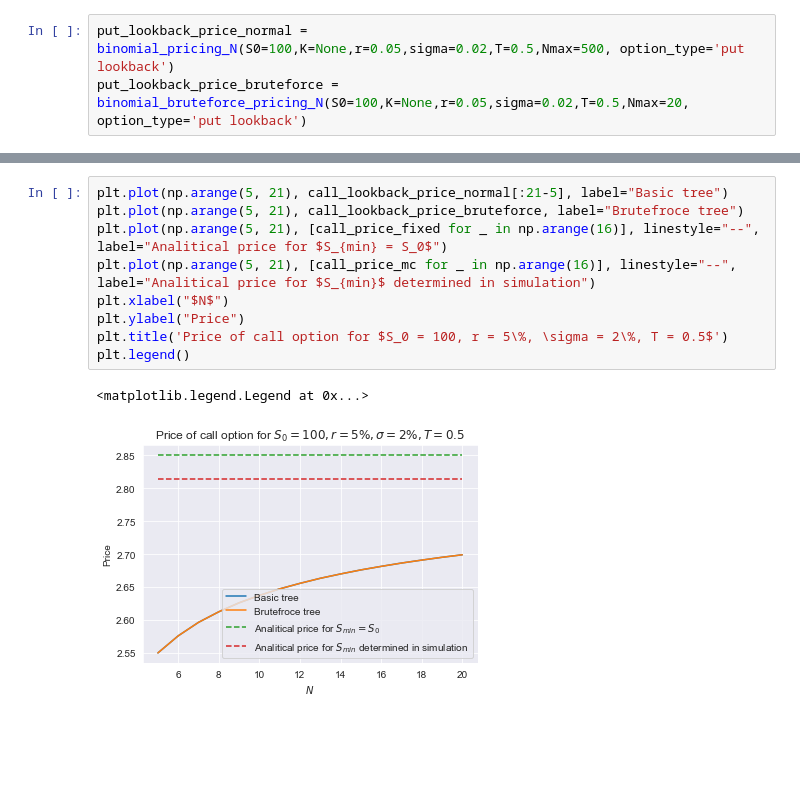
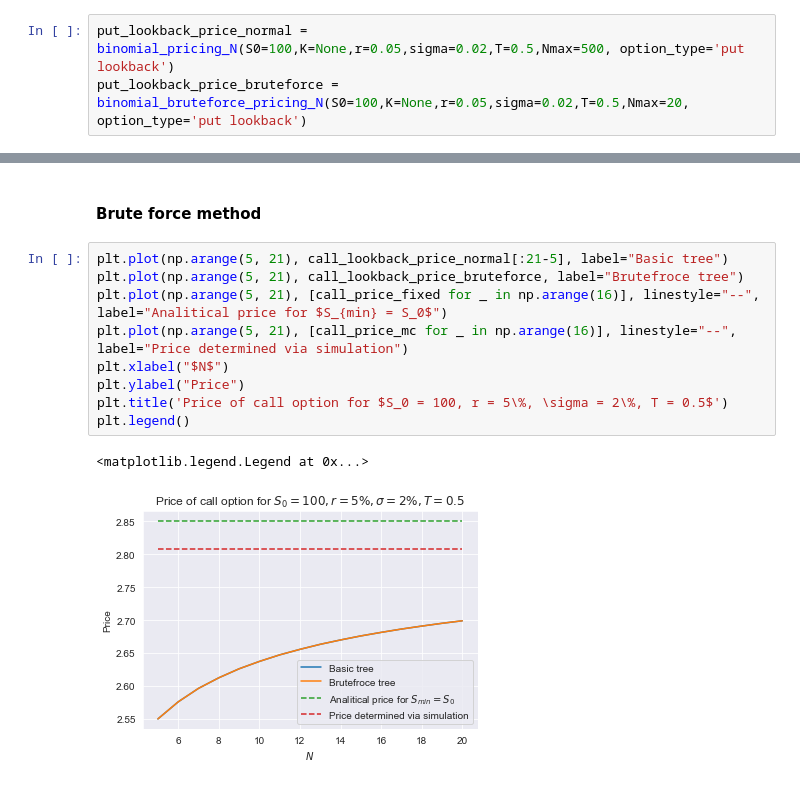
Before and after one commit to martyna-B/Computational_finance, a Jupyter notebook: List 3/List3_Szymkowiak_Hirak.ipynb, the cells around one changed output, grey strips where cells are left out. Saved outputs shown, nothing was run; the diff lists cells and outputs as text; blank space fills up the shorter version.

```diff
--- a/List 3/List3_Szymkowiak_Hirak.ipynb
+++ b/List 3/List3_Szymkowiak_Hirak.ipynb
@@ -286,15 +305,17 @@ plt.legend()
+# %% [markdown]
+#### Brute force method
 # %%
 plt.plot(np.arange(5, 21), call_lookback_price_normal[:21-5], label="Basic tree")
 plt.plot(np.arange(5, 21), call_lookback_price_bruteforce, label="Brutefroce tree")
 plt.plot(np.arange(5, 21), [call_price_fixed for _ in np.arange(16)], linestyle="--", label="Analitical price for $S_{min} = S_0$")
-plt.plot(np.arange(5, 21), [call_price_mc for _ in np.arange(16)], linestyle="--", label="Analitical price for $S_{min}$ determined in simulation")
+plt.plot(np.arange(5, 21), [call_price_mc for _ in np.arange(16)], linestyle="--", label="Price determined via simulation")
 plt.xlabel("$N$")
 plt.ylabel("Price")
 plt.title('Price of call option for $S_0 = 100, r = 5\%, \sigma = 2\%, T = 0.5$')
 plt.legend()
 # %% [output]
 <matplotlib.legend.Legend at 0x...>
-[figure, old version]
+[figure, new version]
 # %%
 plt.plot(np.arange(5, 21), put_lookback_price_normal[:21-5], label="Basic tree")
 plt.plot(np.arange(5, 21), put_lookback_price_bruteforce, label="Brutefroce tree")
```
Also changed, not shown: parts of 14 cells of this notebook, 2 other files.
